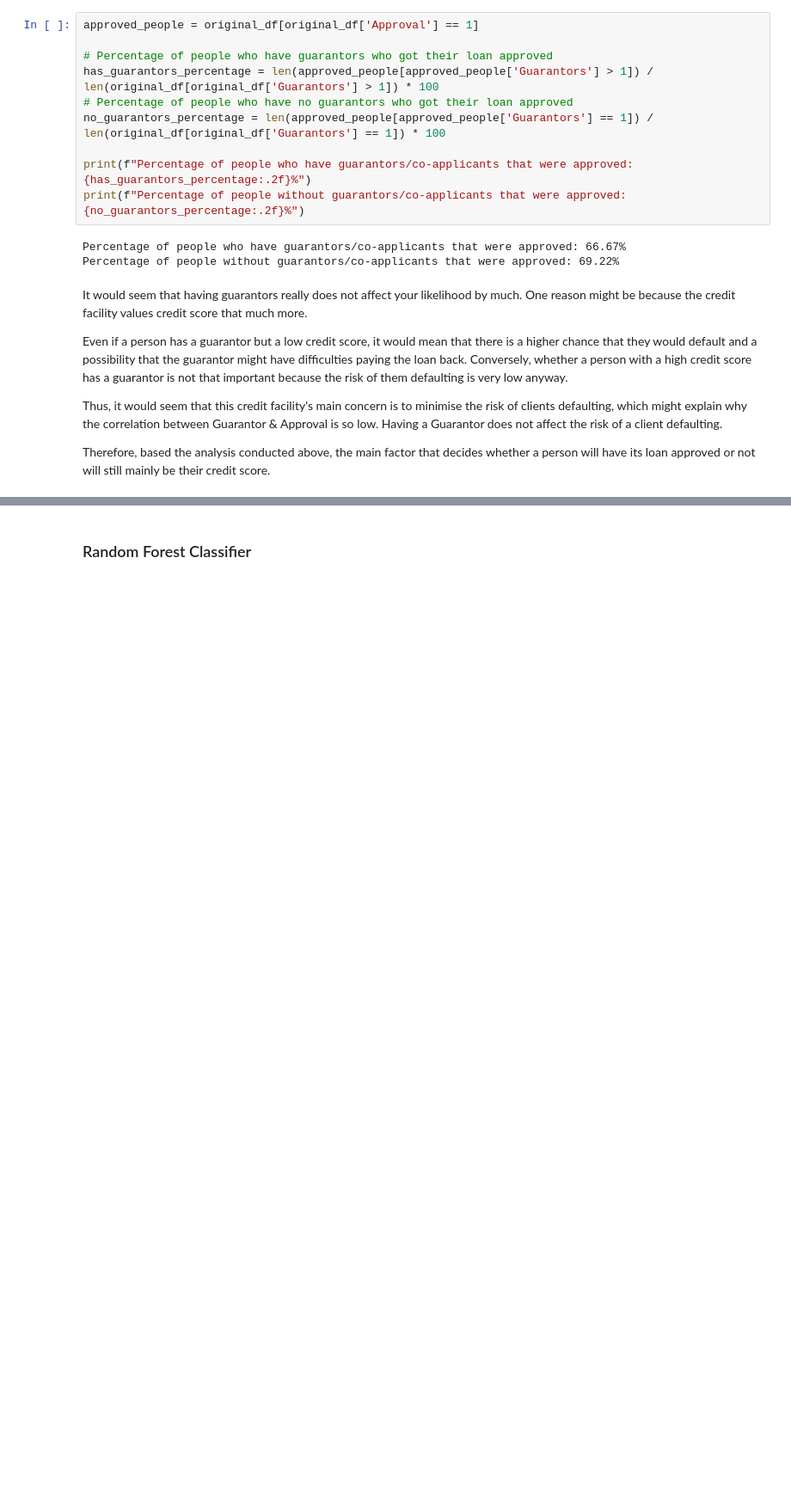
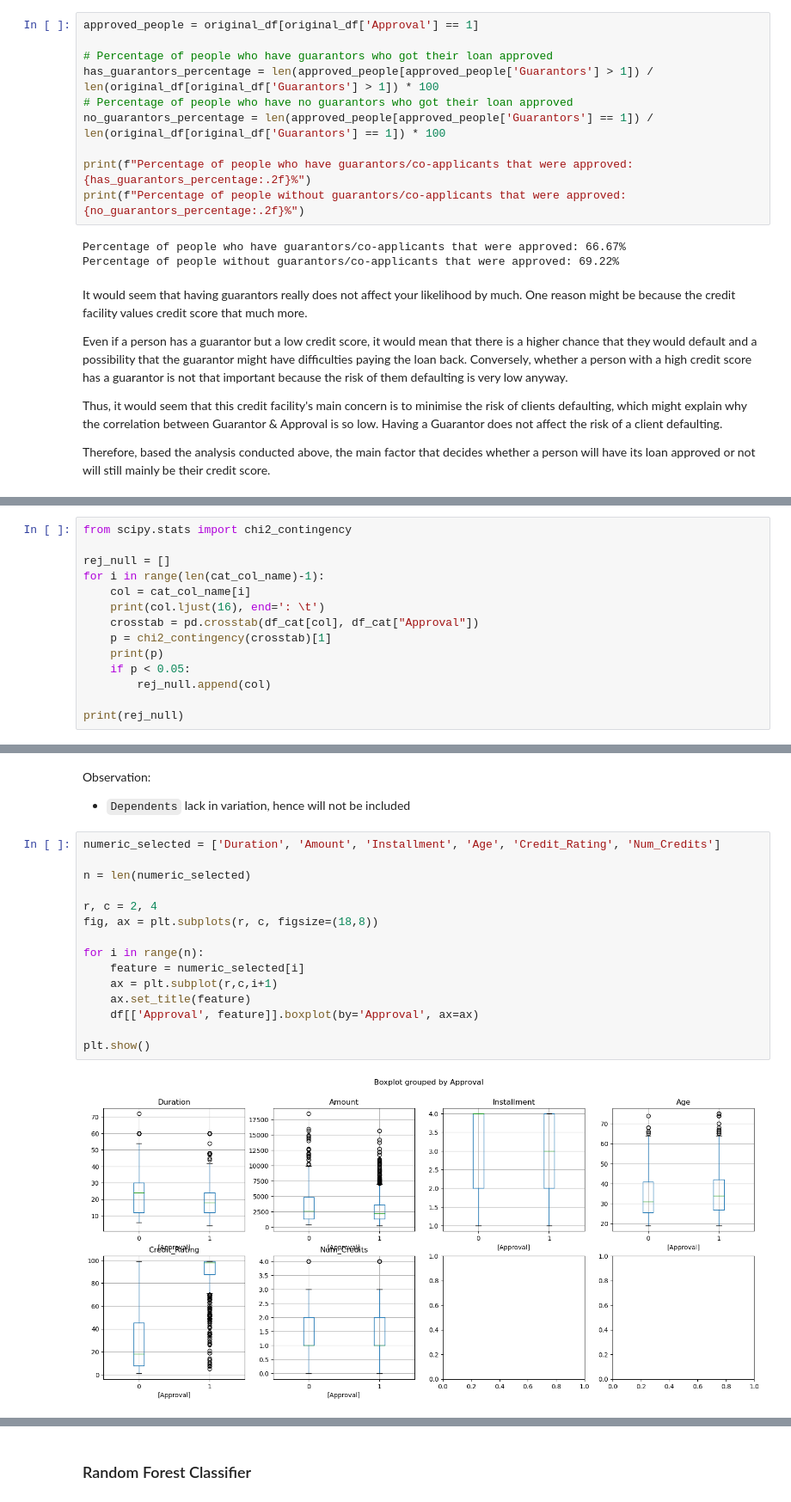
Before and after one commit to Bk49/CS105-Project, a Jupyter notebook: CS105 Project Submission (Final) 2023.ipynb, the cells around one changed output, grey strips where cells are left out. Shown at 86% size. Drawn from its saved outputs; the diff is of its cells as text; blank space fills up the shorter version.

```diff
--- a/CS105 Project Submission (Final) 2023.ipynb
+++ b/CS105 Project Submission (Final) 2023.ipynb
@@ -1594,0 +1521,14 @@ We will **not** be using Naive Bayes since we feel that our features are not ind
+# %%
+from scipy.stats import chi2_contingency
+
+rej_null = []
+for i in range(len(cat_col_name)-1):
+    col = cat_col_name[i]
+    print(col.ljust(16), end=': \t')
+    crosstab = pd.crosstab(df_cat[col], df_cat["Approval"])
+    p = chi2_contingency(crosstab)[1]
+    print(p)
+    if p < 0.05:
+        rej_null.append(col)
+
+print(rej_null)
@@ -1594,0 +1587,20 @@ We will **not** be using Naive Bayes since we feel that our features are not ind
+# %% [markdown]
+Observation: </br>
+- `Dependents` lack in variation, hence will not be included
+# %%
+numeric_selected = ['Duration', 'Amount', 'Installment', 'Age', 'Credit_Rating', 'Num_Credits']
+
+n = len(numeric_selected)
+
+r, c = 2, 4
+fig, ax = plt.subplots(r, c, figsize=(18,8))
+
+for i in range(n):
+    feature = numeric_selected[i]
+    ax = plt.subplot(r,c,i+1)
+    ax.set_title(feature)
+    df[['Approval', feature]].boxplot(by='Approval', ax=ax)
+
+plt.show()
+# %% [output]
+[figure, added]
```
Also changed, not shown: parts of 117 cells of this notebook.
